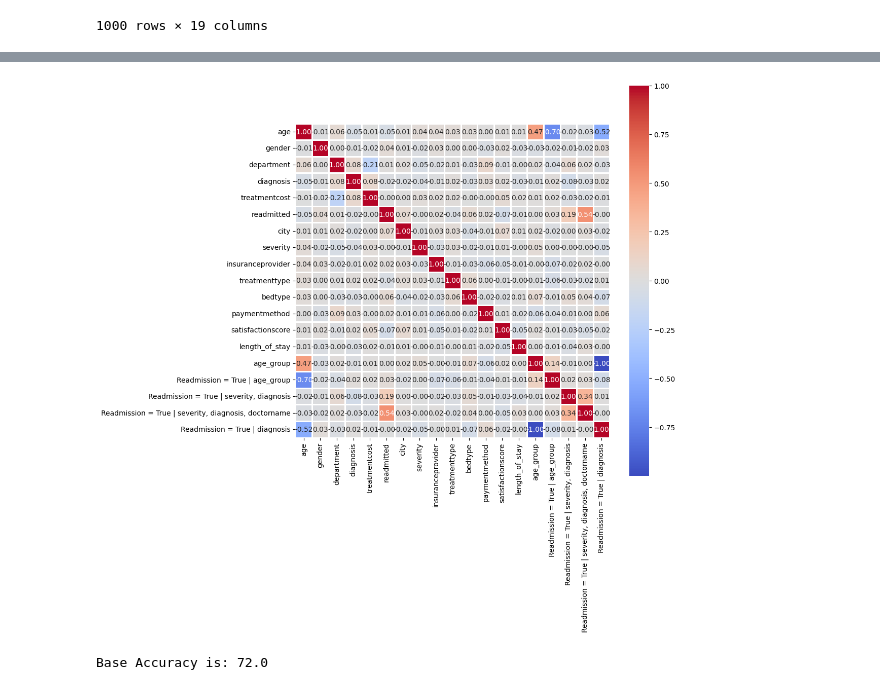
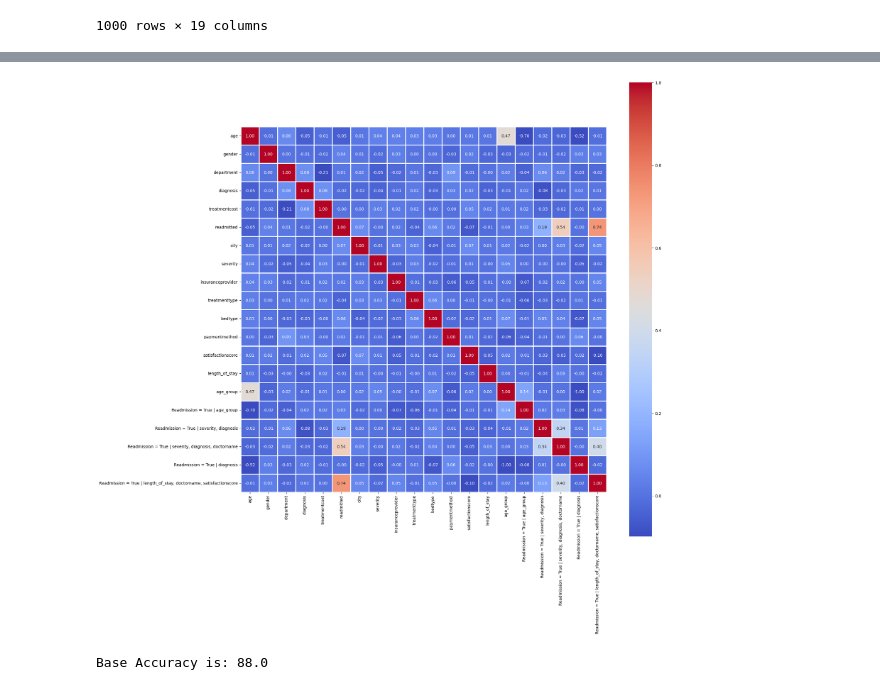
Before and after one commit to NathanPimenta/Synthea-Based-Hospital-Dashboard, a Jupyter notebook: Main Model.ipynb, the cells around one changed output, grey strips where cells are left out. Drawn from its saved outputs; the diff is of its cells as text; code cells hidden in the pictures.

Commit message:
Added some more interaction terms + saved the models on joblib + accuracy slightly increased

```diff
--- a/Main Model.ipynb
+++ b/Main Model.ipynb
@@ -210,3 +243,7 @@ data['Readmission = True | severity, diagnosis, doctorname'] = data['tuple'].map
 # For disease only readmission rate
 data['Readmission = True | diagnosis'] = data['age_group'].map(data.groupby('diagnosis')['readmitted'].mean().to_dict())
 data
+
+map4 = data.groupby(['length_of_stay', 'doctorname', 'satisfactionscore'])['readmitted'].mean().to_dict()
+data['tuple'] = list(zip(data['length_of_stay'], data['doctorname'], data['satisfactionscore']))
+data['Readmission = True | length_of_stay, doctorname, satisfactionscore'] = data['tuple'].map(map4)
@@ -228,26 +251,26 @@ data
 data = data.drop(columns=['patientid', 'admissiondate', 'dischargedate', 'doctorname', 'tuple'])
 # %%
 cor = data.corr()
-plt.figure(figsize=(10, 10))
-sns.heatmap(cor, linewidths=1, cmap='coolwarm', annot=True, square=True, fmt='0.2f')
+plt.figure(figsize=(20, 20))
+sns.heatmap(cor, linewidths=1, cmap='coolwarm', annot=True, square=True, fmt='0.2f', robust=True)
 plt.show()
 # %% [output]
-[figure, old version]
+[figure, new version]
 # %%
 X = data.drop(columns=['readmitted'])
 y = data['readmitted']
 
 X_train, X_test, y_train, y_test = train_test_split(X, y, test_size=0.2, shuffle=True, random_state=42)
 
-model = LogisticRegression(max_iter=1000)
-model.fit(X_train, y_train)
+logRegressModel = LogisticRegression(max_iter=1000)
+logRegressModel.fit(X_train, y_train)
 
-y_pred = model.predict(X_test)
+y_pred = logRegressModel.predict(X_test)
 acc = accuracy_score(y_test, y_pred)
 
 print(f"Base Accuracy is: {acc * 100}")
 # %% [output]
-Base Accuracy is: 72.0
+Base Accuracy is: 88.0
 # %%
 """ Threshold Based Log Regression """
 
```
Also changed, not shown: parts of 11 cells of this notebook, 2 other files.
